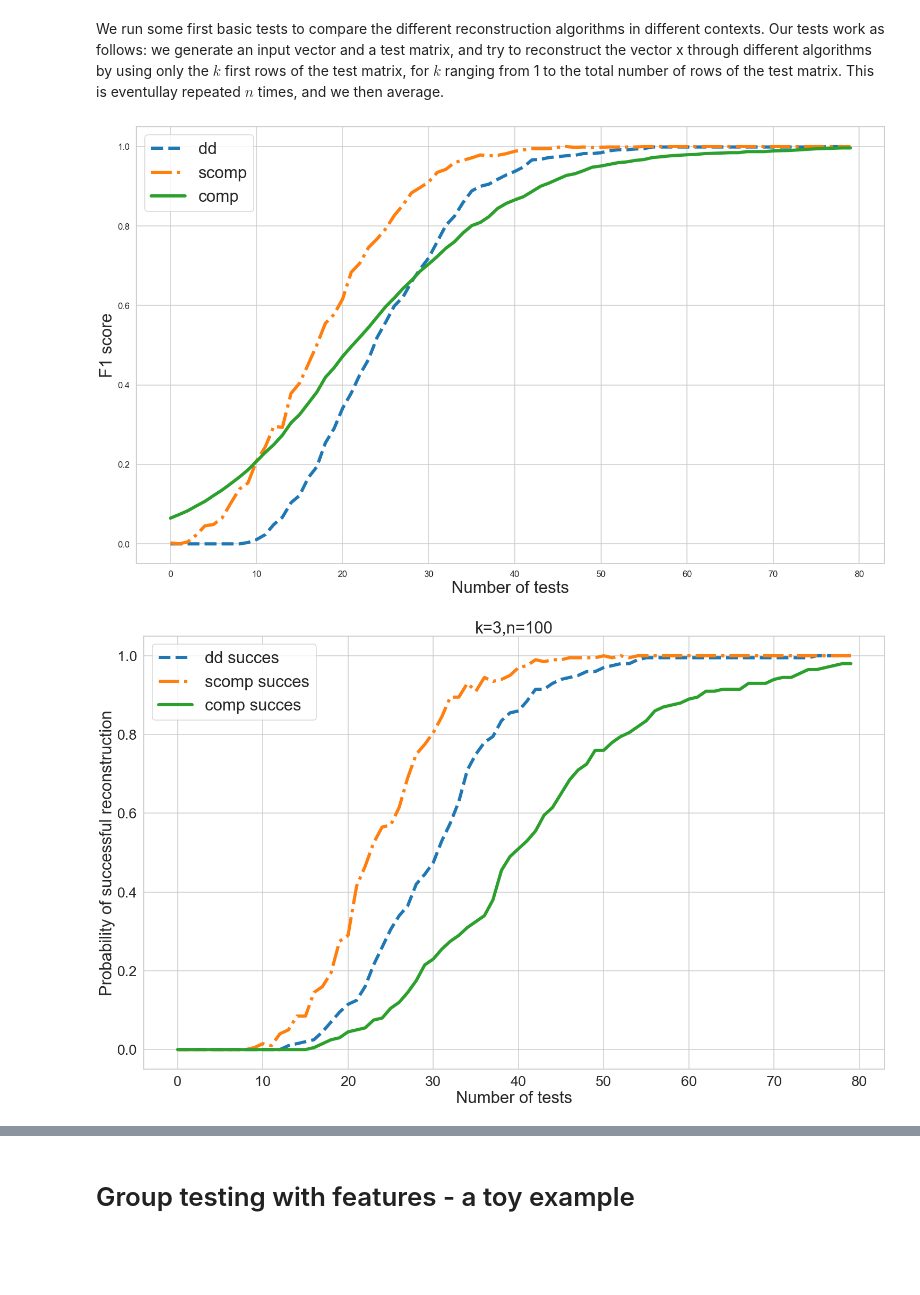
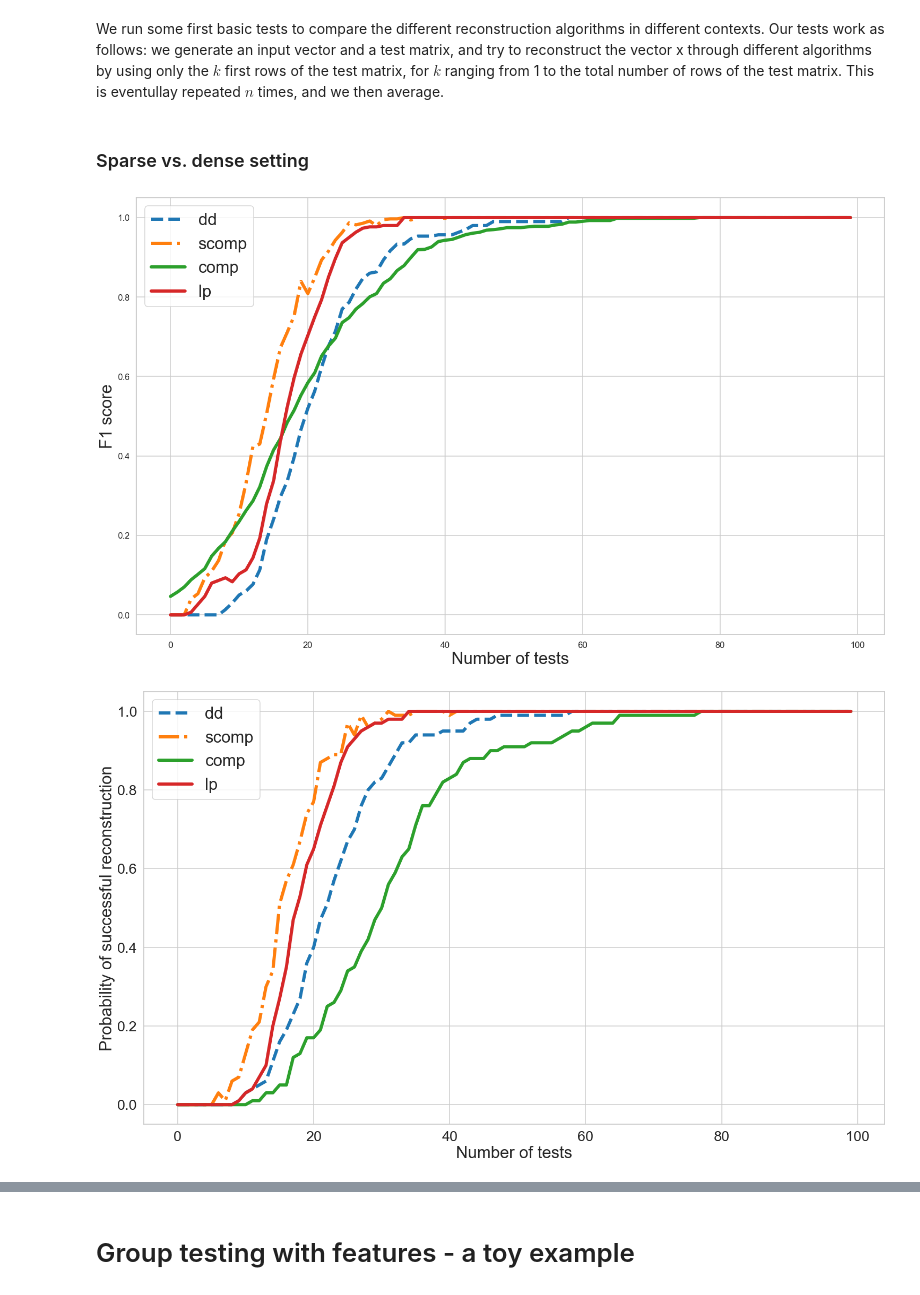
Before and after one commit to LinusBleistein/Group-testing-with-knowledge, a Jupyter notebook: Tests.ipynb, the cells around one changed output, grey strips where cells are left out. Drawn from its saved outputs; the diff is of its cells as text; code cells hidden in the pictures; blank space fills up the shorter version.

```diff
--- a/Tests.ipynb
+++ b/Tests.ipynb
@@ -174,14 +174,16 @@ lp.confusion_matrix(plot=True)
 ## Some first comparaisons
 # %% [markdown]
 We run some first basic tests to compare the different reconstruction algorithms in different contexts. Our tests work as follows: we generate an input vector and a test matrix, and try to reconstruct the vector x through different algorithms by using only the $k$ first rows of the test matrix, for $k$ ranging from 1 to the total number of rows of the test matrix. This is eventullay repeated $n$ times, and we then average.
+# %% [markdown]
+### Sparse vs. dense setting
 # %%
 #Hyperparameters
 
-n_tests = 200
-k = 3
+n_tests = 100
+k = 2
 matrix_p = 1/k
 x_size = 100
-max_test_size = 80
+max_test_size = 100
 # %%
 importlib.reload(rec)
 
@@ -191,7 +193,8 @@ dd_f1scores = np.zeros(max_test_size)
 dd_succes = np.zeros(max_test_size)
 scomp_f1scores = np.zeros(max_test_size)
 scomp_succes = np.zeros(max_test_size)
-#lp_scores= np.zeros(max_test_size)
+lp_f1scores= np.zeros(max_test_size)
+lp_succes = np.zeros(max_test_size)
 
 
 for grouptest in tqdm.tqdm(np.arange(n_tests)):
@@ -217,8 +220,12 @@ for grouptest in tqdm.tqdm(np.arange(n_tests)):
         scomp_f1scores[size] += scomp.f1score()
         succes = (scomp.reconstruct() == true_x).all()
         scomp_succes[size] += succes*1
-        #lp = rec.LP(true_x,test_matrix)
-        #lp_scores[size] += lp.precision()
+
+
+        lp = rec.LP(true_x,test_matrix)
+        lp_f1scores[size] += lp.f1score()
+        succes = (lp.reconstruct() == true_x).all()
+        lp_succes[size] += succes*1
 
 comp_f1scores *= 1/n_tests
 comp_succes *= 1/n_tests
@@ -226,34 +233,36 @@ scomp_f1scores *= 1/n_tests
 scomp_succes *= 1/n_tests
 dd_f1scores *= 1/n_tests
 dd_succes *= 1/n_tests
+lp_f1scores *= 1/n_tests
+lp_succes *= 1/n_tests
 # %%
 sns.set_context('talk')
 sns.set_style('whitegrid')
 
 f,ax = plt.subplots(figsize=(25,15))
 
 ax.plot(dd_f1scores, label='dd',linestyle='--', linewidth=6)
 ax.plot(scomp_f1scores, label ='scomp',linestyle='-.', linewidth=6)
 ax.plot(comp_f1scores, label = 'comp', linewidth=6)
+ax.plot(lp_f1scores,label='lp',linewidth=6)
 ax.legend(fontsize='xx-large')
 ax.set_xlabel('Number of tests', fontsize='xx-large')
 ax.set_ylabel('F1 score', fontsize='xx-large')
-
+plt.savefig('comparaison_f1_sparse.pdf')
 plt.show()
 
 f,ax = plt.subplots(figsize=(25,15))
 
-ax.plot(dd_succes, label='dd succes',linestyle='--', linewidth=6)
-ax.plot(scomp_succes, label ='scomp succes',linestyle='-.', linewidth=6)
-ax.plot(comp_succes, label = 'comp succes', linewidth=6)
+ax.plot(dd_succes, label='dd',linestyle='--', linewidth=6)
+ax.plot(scomp_succes, label ='scomp',linestyle='-.', linewidth=6)
+ax.plot(comp_succes, label = 'comp', linewidth=6)
+ax.plot(lp_succes, label = 'lp', linewidth=6)
 ax.legend(fontsize='xx-large')
-ax.set_title("k={},n={}".format(k,x_size), fontsize='xx-large')
 ax.set_xlabel('Number of tests', fontsize='xx-large')
 ax.set_ylabel('Probability of successful reconstruction', fontsize='xx-large')
 ax.tick_params(axis='both', labelsize=27)
-
-
+plt.savefig('comparaison_proba_sparse.pdf')
 plt.show()
 # %% [output]
-[figure, old version]
+[figure, new version]
-[figure, old version]
+[figure, new version]
```
Also changed, not shown: parts of 6 cells of this notebook, 1 other file.
